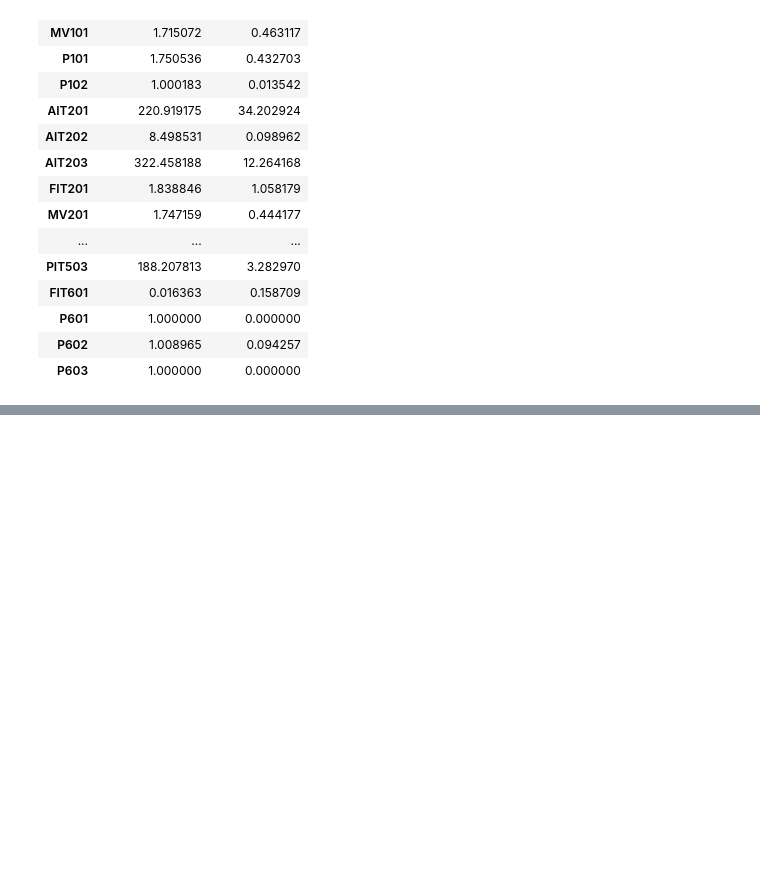
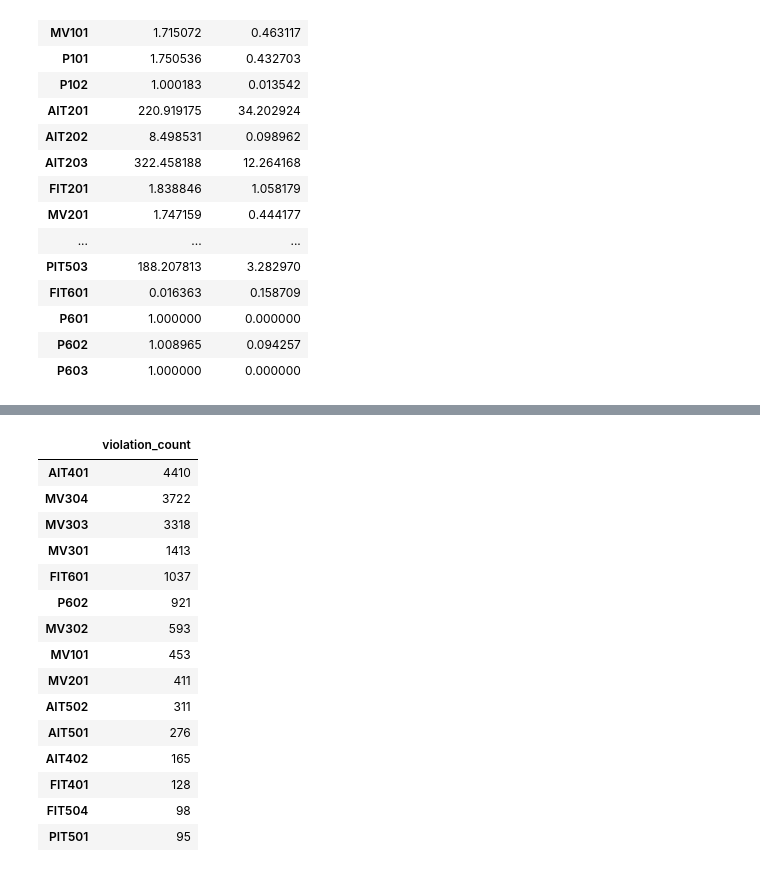
Before and after one commit to Thomasayanfeoluwa/multivariate-telemetry-anomaly-detection, a Jupyter notebook: notebooks/04_baseline_anomaly_detection.ipynb, the cells around one changed output, grey strips where cells are left out. Drawn from its saved outputs; the diff is of its cells as text; code cells hidden in the pictures; blank space fills up the shorter version.

Commit message:
checkpoint(data): update 04_baseline_anomaly_detection

```diff
--- a/notebooks/04_baseline_anomaly_detection.ipynb
+++ b/notebooks/04_baseline_anomaly_detection.ipynb
@@ -1131,3 +1131,72 @@ Calibration reference statistics:
 | P601 | 1.000000 | 0.000000 |
 | P602 | 1.008965 | 0.094257 |
 | P603 | 1.000000 | 0.000000 |
+# %%
+# Apply the fixed calibration reference to normal validation observations.
+
+validation_values = normal_validation[feature_cols]
+
+# Calculate absolute standardized deviations using calibration statistics.
+simple_threshold_valid_std = simple_threshold_std.where(
+    simple_threshold_std > 0
+)
+
+simple_threshold_z_scores = (
+    validation_values
+    .subtract(simple_threshold_mean)
+    .abs()
+    .divide(simple_threshold_valid_std)
+)
+
+# Flag sensor-level deviations exceeding the fixed threshold.
+SIMPLE_Z_THRESHOLD = 3.0
+
+simple_threshold_flags = (
+    simple_threshold_z_scores > SIMPLE_Z_THRESHOLD
+)
+
+# Summarize detections for each validation observation.
+simple_threshold_anomaly_score = simple_threshold_flags.sum(axis=1)
+simple_threshold_anomaly = simple_threshold_anomaly_score > 0
+
+simple_threshold_scorable_count = (
+    simple_threshold_z_scores.notna().sum(axis=1)
+)
+
+print("SIMPLE STATISTICAL THRESHOLD — NORMAL VALIDATION")
+print("-" * 60)
+print(f"Validation observations: {len(validation_values):,}")
+print(f"Z-score threshold: {SIMPLE_Z_THRESHOLD:.1f}")
+print(
+    f"Observations flagged as anomalous: "
+    f"{simple_threshold_anomaly.sum():,}"
+)
+print(
+    f"Validation anomaly rate: "
+    f"{simple_threshold_anomaly.mean():.4%}"
+)
+print(
+    f"Minimum scorable sensors per observation: "
+    f"{simple_threshold_scorable_count.min()}"
+)
+print(
+    f"Maximum scorable sensors per observation: "
+    f"{simple_threshold_scorable_count.max()}"
+)
+print(
+    f"Mean scorable sensors per observation: "
+    f"{simple_threshold_scorable_count.mean():.2f}"
+)
+print(
+    f"Mean flagged sensors per observation: "
+    f"{simple_threshold_anomaly_score.mean():.4f}"
+)
+
+print("\nSensors with the most threshold violations:")
+display(
+    simple_threshold_flags.sum()
+    .sort_values(ascending=False)
+    .head(15)
+    .to_frame("violation_count")
+)
+# %% [output]
@@ -1133,0 +1215,16 @@ Calibration reference statistics:
+|  | violation_count |
+| AIT401 | 4410 |
+| MV304 | 3722 |
+| MV303 | 3318 |
+| MV301 | 1413 |
+| FIT601 | 1037 |
+| P602 | 921 |
+| MV302 | 593 |
+| MV101 | 453 |
+| MV201 | 411 |
+| AIT502 | 311 |
+| AIT501 | 276 |
+| AIT402 | 165 |
+| FIT401 | 128 |
+| FIT504 | 98 |
+| PIT501 | 95 |
```
Also changed, not shown: parts of 1 cell of this notebook.
